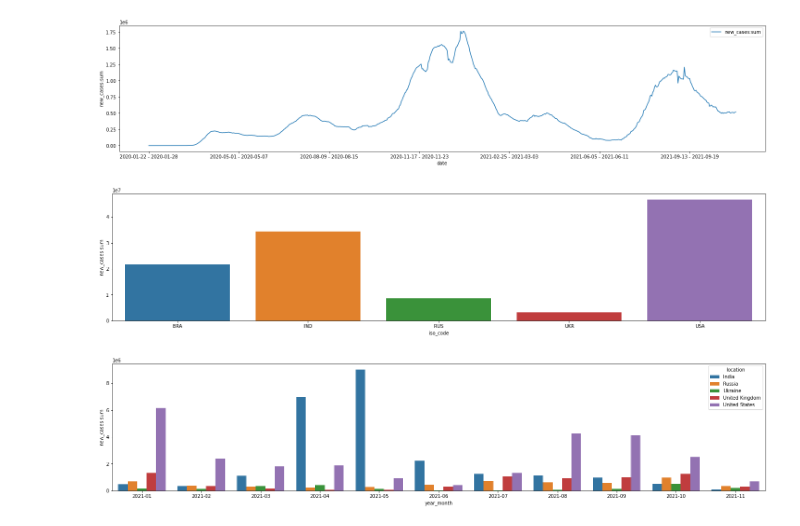
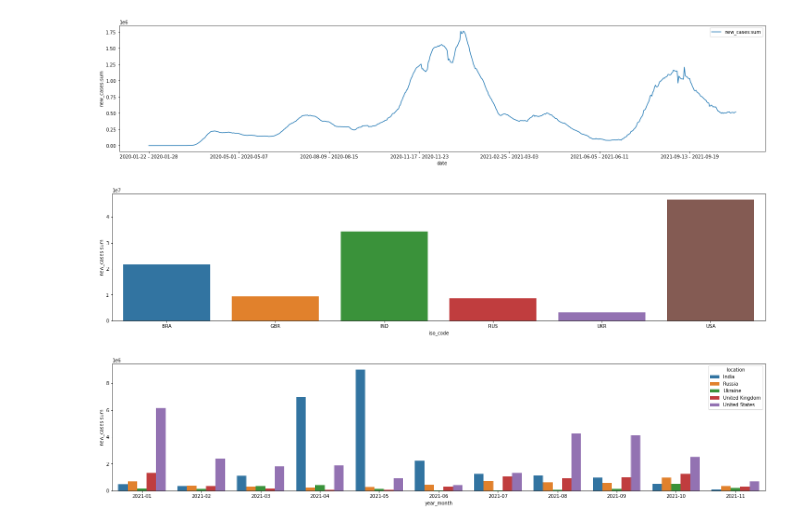
Before and after one commit to CrowdStrike/omigo-data-analytics, a Jupyter notebook: notebooks/graphs.ipynb, the cells around one changed output. Cells and saved outputs as stored; diff of their text form; code cells hidden in the pictures.

```diff
--- a/notebooks/graphs.ipynb
+++ b/notebooks/graphs.ipynb
@@ -47,14 +49,15 @@ graphext.linechart(y3, "date", ["new_cases:sum"])
 # %% [output]
 [figure]
 # %%
-# plot for  total cases in specific countries
+# plot for total cases in specific countries
 y4 = y \
-    .values_in("iso_code", ["USA", "IND", "RUS", "UKR", "BRA", "CZK"]) \
+    .values_in("iso_code", ["USA", "IND", "RUS", "UKR", "BRA", "GBR"]) \
     .aggregate("iso_code", ["new_cases", "new_deaths"], [sum, sum])
 
+# barchart is to show vertical bars for values. It takes x and y columns
 graphext.barchart(y4, "iso_code", "new_cases:sum")
 # %% [output]
-[figure, old version]
+[figure, new version]
 # %%
 # plot for monthly total cases in the year 2021 in specific countries
 y5 = y \
```
Also changed, not shown: parts of 4 cells of this notebook.
